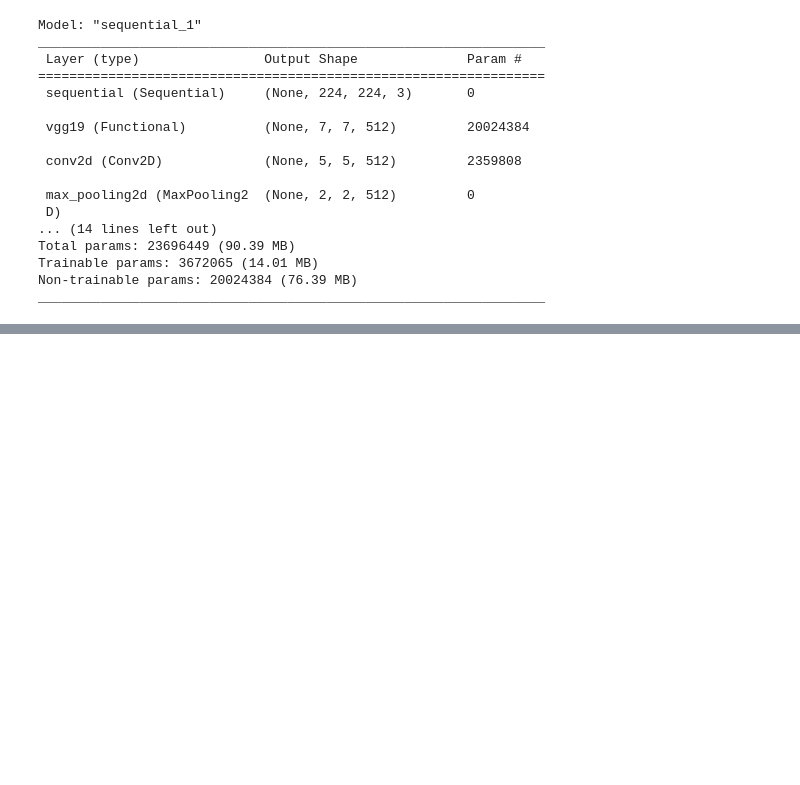
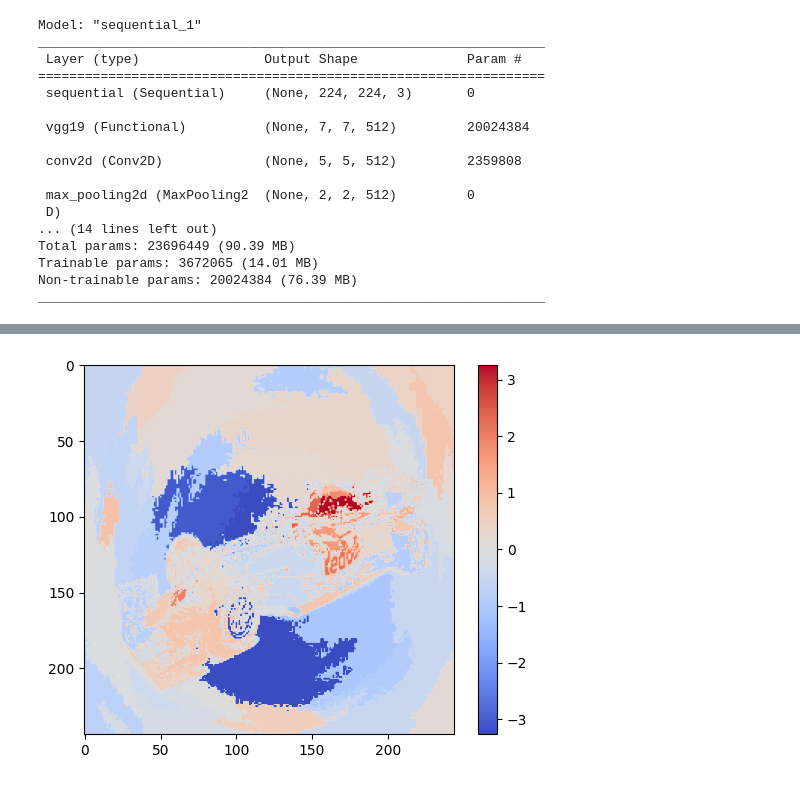
Before and after one commit to przeboch/BolidVision, a Jupyter notebook: notebooks/BolidVision.ipynb, the cells around one changed output, grey strips where cells are left out. Saved outputs shown, nothing was run; the diff lists cells and outputs as text; code cells hidden in the pictures; blank space fills up the shorter version.

```diff
--- a/notebooks/BolidVision.ipynb
+++ b/notebooks/BolidVision.ipynb
@@ -622,0 +741,23 @@ save_and_display_gradcam(img_path, model, heatmap, 'conv2d')
+# %%
+def visualize_explanation_heatmap(explanation):
+    """
+    Visualizes a heatmap of local explanations.
+
+    Args:
+        explanation: An explanation object containing local explanation information.
+    """
+    # Select the same class explained on the figures above.
+    ind = explanation.top_labels[0]
+
+    # Map each explanation weight to the corresponding superpixel
+    dict_heatmap = dict(explanation.local_exp[ind])
+    heatmap = np.vectorize(dict_heatmap.get)(explanation.segments)
+
+    # Plot. The visualization makes more sense if a symmetrical colorbar is used.
+    plt.imshow(heatmap, cmap='coolwarm', vmin=-heatmap.max(), vmax=heatmap.max())
+    plt.colorbar()
+    plt.show()
+# %%
+visualize_explanation_heatmap(explanation)
+# %% [output]
+[figure, added]
```
Also changed, not shown: parts of 23 cells of this notebook.
